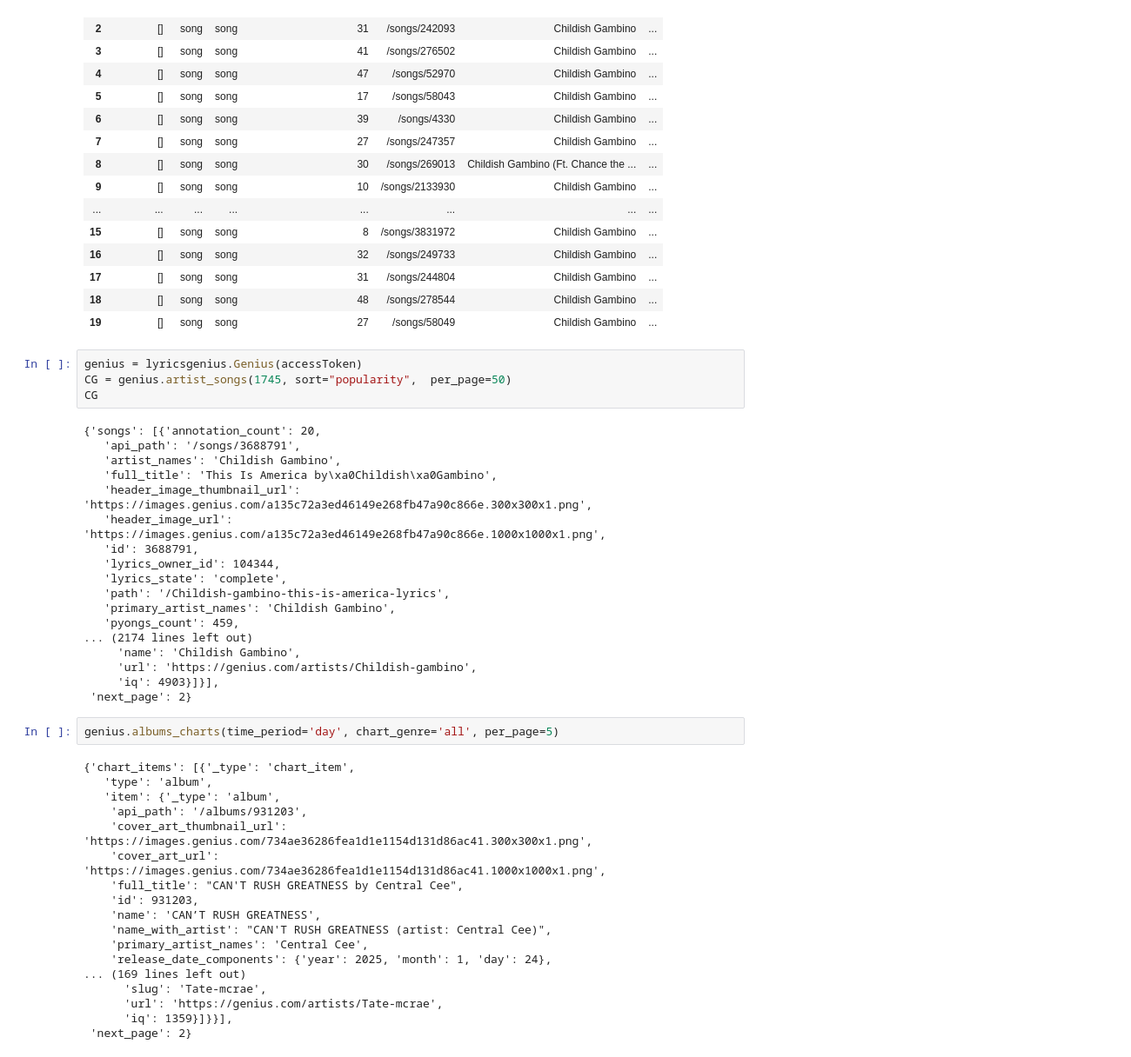
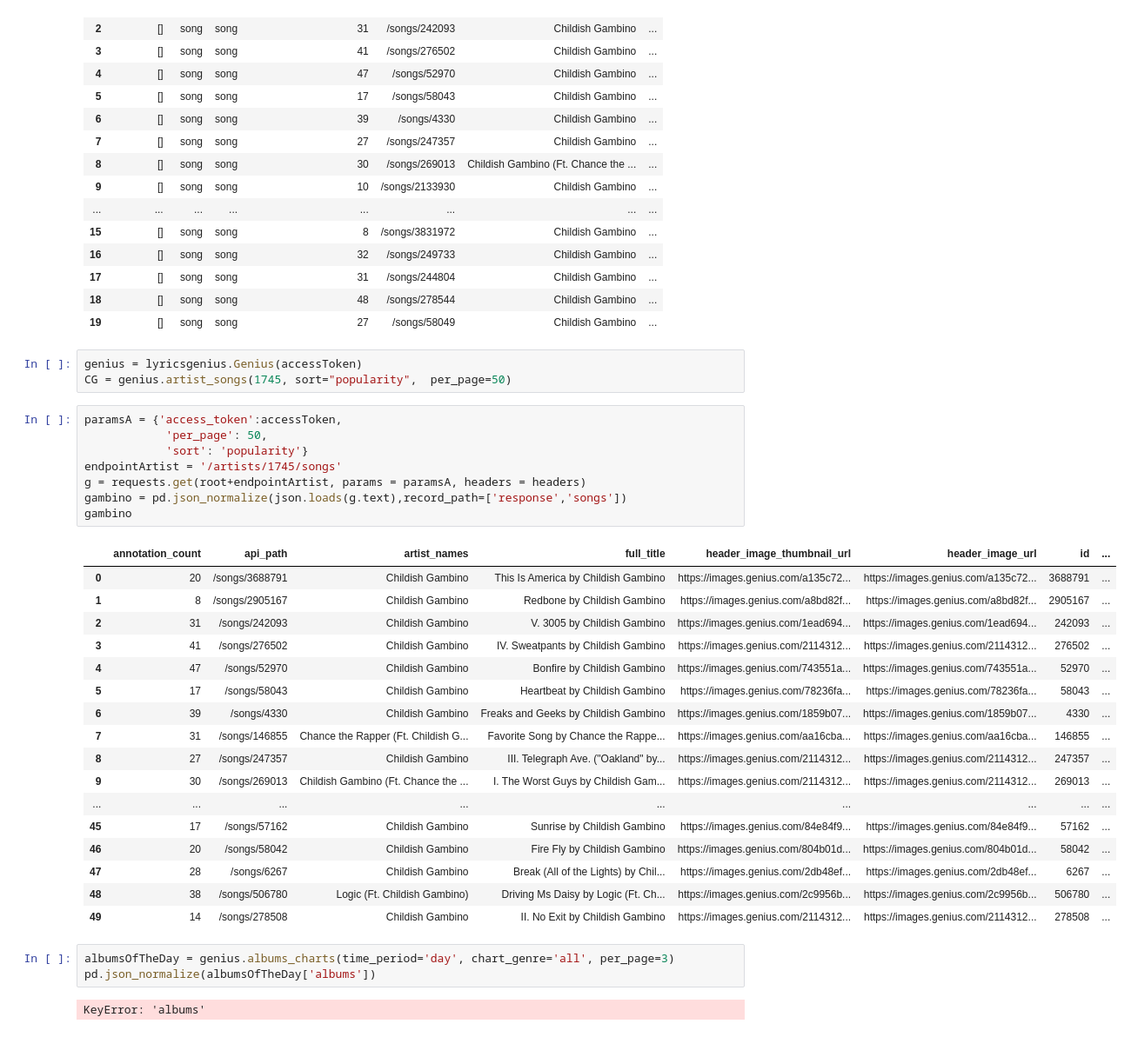
Before and after one commit to kurt-jr/Genius, a Jupyter notebook: Genius.ipynb, the cells around one changed output. Shown: that part at 87% size. Cells and saved outputs as stored; diff of their text form.

```diff
--- a/Genius.ipynb
+++ b/Genius.ipynb
@@ -96,42 +96,34 @@ CG_hits
 # %%
 genius = lyricsgenius.Genius(accessToken)
 CG = genius.artist_songs(1745, sort="popularity",  per_page=50)
-CG
-# %% [output]
-{'songs': [{'annotation_count': 20,
-   'api_path': '/songs/3688791',
-   'artist_names': 'Childish Gambino',
-   'full_title': 'This Is America by\xa0Childish\xa0Gambino',
-   'header_image_thumbnail_url': 'https://images.genius.com/a135c72a3ed46149e268fb47a90c866e.300x300x1.png',
-   'header_image_url': 'https://images.genius.com/a135c72a3ed46149e268fb47a90c866e.1000x1000x1.png',
-   'id': 3688791,
-   'lyrics_owner_id': 104344,
-   'lyrics_state': 'complete',
-   'path': '/Childish-gambino-this-is-america-lyrics',
-   'primary_artist_names': 'Childish Gambino',
-   'pyongs_count': 459,
-... (2174 lines left out)
-     'name': 'Childish Gambino',
-     'url': 'https://genius.com/artists/Childish-gambino',
-     'iq': 4903}]}],
- 'next_page': 2}
+# %%
+paramsA = {'access_token':accessToken,
+            'per_page': 50,
+            'sort': 'popularity'}
+endpointArtist = '/artists/1745/songs'
+g = requests.get(root+endpointArtist, params = paramsA, headers = headers)
+gambino = pd.json_normalize(json.loads(g.text),record_path=['response','songs'])
+gambino
+# %% [output]
+|  | annotation_count | api_path | artist_names | full_title | header_image_thumbnail_url | header_image_url | id | ... |
+| 0 | 20 | /songs/3688791 | Childish Gambino | This Is America by Childish Gambino | https://images.genius.com/a135c72... | https://images.genius.com/a135c72... | 3688791 | ... |
+| 1 | 8 | /songs/2905167 | Childish Gambino | Redbone by Childish Gambino | https://images.genius.com/a8bd82f... | https://images.genius.com/a8bd82f... | 2905167 | ... |
+| 2 | 31 | /songs/242093 | Childish Gambino | V. 3005 by Childish Gambino | https://images.genius.com/1ead694... | https://images.genius.com/1ead694... | 242093 | ... |
+| 3 | 41 | /songs/276502 | Childish Gambino | IV. Sweatpants by Childish Gambino | https://images.genius.com/2114312... | https://images.genius.com/2114312... | 276502 | ... |
+| 4 | 47 | /songs/52970 | Childish Gambino | Bonfire by Childish Gambino | https://images.genius.com/743551a... | https://images.genius.com/743551a... | 52970 | ... |
+| 5 | 17 | /songs/58043 | Childish Gambino | Heartbeat by Childish Gambino | https://images.genius.com/78236fa... | https://images.genius.com/78236fa... | 58043 | ... |
+| 6 | 39 | /songs/4330 | Childish Gambino | Freaks and Geeks by Childish Gambino | https://images.genius.com/1859b07... | https://images.genius.com/1859b07... | 4330 | ... |
+| 7 | 31 | /songs/146855 | Chance the Rapper (Ft. Childish G... | Favorite Song by Chance the Rappe... | https://images.genius.com/aa16cba... | https://images.genius.com/aa16cba... | 146855 | ... |
+| 8 | 27 | /songs/247357 | Childish Gambino | III. Telegraph Ave. ("Oakland" by... | https://images.genius.com/2114312... | https://images.genius.com/2114312... | 247357 | ... |
+| 9 | 30 | /songs/269013 | Childish Gambino (Ft. Chance the ... | I. The Worst Guys by Childish Gam... | https://images.genius.com/2114312... | https://images.genius.com/2114312... | 269013 | ... |
+| ... | ... | ... | ... | ... | ... | ... | ... | ... |
+| 45 | 17 | /songs/57162 | Childish Gambino | Sunrise by Childish Gambino | https://images.genius.com/84e84f9... | https://images.genius.com/84e84f9... | 57162 | ... |
+| 46 | 20 | /songs/58042 | Childish Gambino | Fire Fly by Childish Gambino | https://images.genius.com/804b01d... | https://images.genius.com/804b01d... | 58042 | ... |
+| 47 | 28 | /songs/6267 | Childish Gambino | Break (All of the Lights) by Chil... | https://images.genius.com/2db48ef... | https://images.genius.com/2db48ef... | 6267 | ... |
+| 48 | 38 | /songs/506780 | Logic (Ft. Childish Gambino) | Driving Ms Daisy by Logic (Ft. Ch... | https://images.genius.com/2c9956b... | https://images.genius.com/2c9956b... | 506780 | ... |
+| 49 | 14 | /songs/278508 | Childish Gambino | II. No Exit by Childish Gambino | https://images.genius.com/2114312... | https://images.genius.com/2114312... | 278508 | ... |
 # %%
-genius.albums_charts(time_period='day', chart_genre='all', per_page=5)
+albumsOfTheDay = genius.albums_charts(time_period='day', chart_genre='all', per_page=3)
+pd.json_normalize(albumsOfTheDay['albums'])
 # %% [output]
-{'chart_items': [{'_type': 'chart_item',
-   'type': 'album',
-   'item': {'_type': 'album',
-    'api_path': '/albums/931203',
-    'cover_art_thumbnail_url': 'https://images.genius.com/734ae36286fea1d1e1154d131d86ac41.300x300x1.png',
-    'cover_art_url': 'https://images.genius.com/734ae36286fea1d1e1154d131d86ac41.1000x1000x1.png',
-    'full_title': "CAN'T RUSH GREATNESS by Central Cee",
-    'id': 931203,
-    'name': 'CAN’T RUSH GREATNESS',
-    'name_with_artist': "CAN'T RUSH GREATNESS (artist: Central Cee)",
-    'primary_artist_names': 'Central Cee',
-    'release_date_components': {'year': 2025, 'month': 1, 'day': 24},
-... (169 lines left out)
-      'slug': 'Tate-mcrae',
-      'url': 'https://genius.com/artists/Tate-mcrae',
-      'iq': 1359}]}}],
- 'next_page': 2}
+KeyError: 'albums'
```
Also changed, not shown: parts of 3 cells of this notebook.
